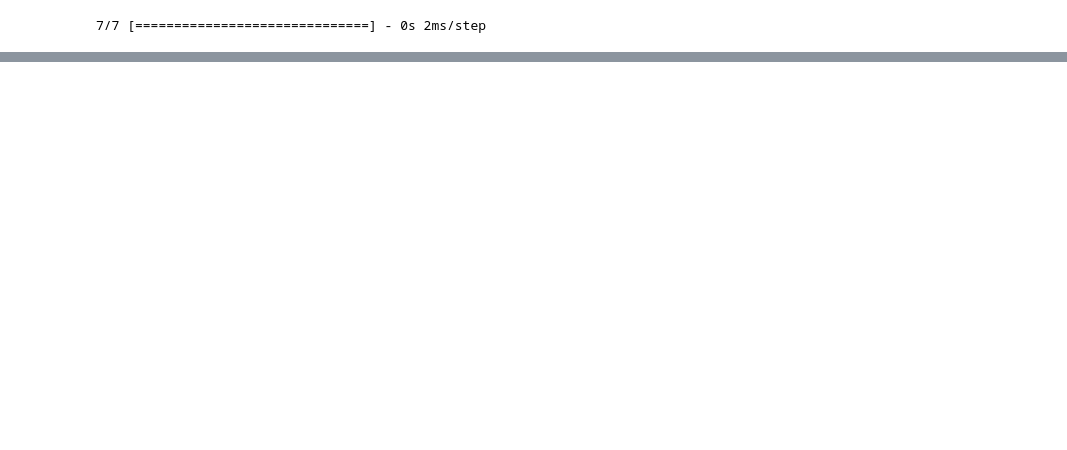
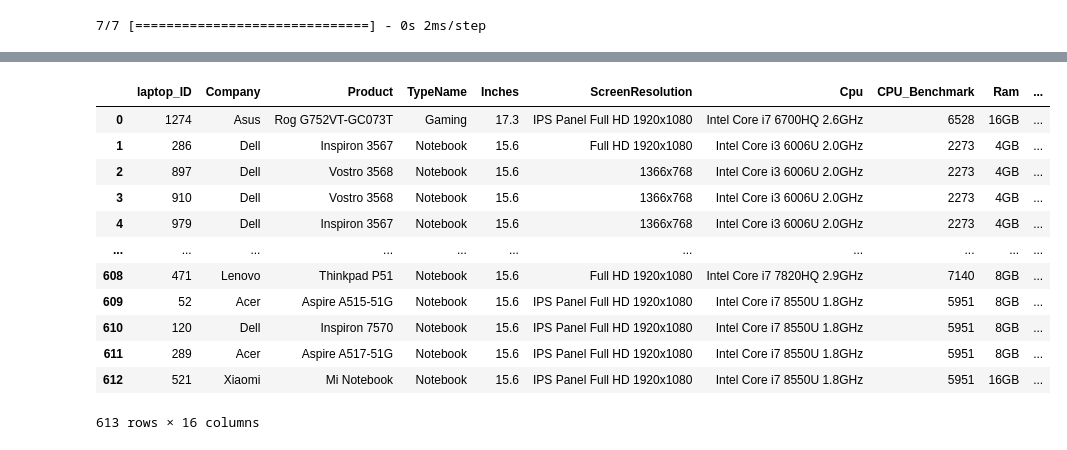
Before and after one commit to zw2788/MECE4520_project, a Jupyter notebook: MECE_4520_LaptopPrediction.ipynb, the cells around one changed output, grey strips where cells are left out. Saved outputs shown, nothing was run; the diff lists cells and outputs as text; code cells hidden in the pictures; blank space fills up the shorter version.

```diff
--- a/MECE_4520_LaptopPrediction.ipynb
+++ b/MECE_4520_LaptopPrediction.ipynb
@@ -139,0 +306,16 @@ r2
+# %%
+GPU_Intel
+# %% [output]
+|  | laptop_ID | Company | Product | TypeName | Inches | ScreenResolution | Cpu | CPU_Benchmark | Ram | ... |
+| 0 | 1274 | Asus | Rog G752VT-GC073T | Gaming | 17.3 | IPS Panel Full HD 1920x1080 | Intel Core i7 6700HQ 2.6GHz | 6528 | 16GB | ... |
+| 1 | 286 | Dell | Inspiron 3567 | Notebook | 15.6 | Full HD 1920x1080 | Intel Core i3 6006U 2.0GHz | 2273 | 4GB | ... |
+| 2 | 897 | Dell | Vostro 3568 | Notebook | 15.6 | 1366x768 | Intel Core i3 6006U 2.0GHz | 2273 | 4GB | ... |
+| 3 | 910 | Dell | Vostro 3568 | Notebook | 15.6 | 1366x768 | Intel Core i3 6006U 2.0GHz | 2273 | 4GB | ... |
+| 4 | 979 | Dell | Inspiron 3567 | Notebook | 15.6 | 1366x768 | Intel Core i3 6006U 2.0GHz | 2273 | 4GB | ... |
+| ... | ... | ... | ... | ... | ... | ... | ... | ... | ... | ... |
+| 608 | 471 | Lenovo | Thinkpad P51 | Notebook | 15.6 | Full HD 1920x1080 | Intel Core i7 7820HQ 2.9GHz | 7140 | 8GB | ... |
+| 609 | 52 | Acer | Aspire A515-51G | Notebook | 15.6 | IPS Panel Full HD 1920x1080 | Intel Core i7 8550U 1.8GHz | 5951 | 8GB | ... |
+| 610 | 120 | Dell | Inspiron 7570 | Notebook | 15.6 | IPS Panel Full HD 1920x1080 | Intel Core i7 8550U 1.8GHz | 5951 | 8GB | ... |
+| 611 | 289 | Acer | Aspire A517-51G | Notebook | 15.6 | IPS Panel Full HD 1920x1080 | Intel Core i7 8550U 1.8GHz | 5951 | 8GB | ... |
+| 612 | 521 | Xiaomi | Mi Notebook | Notebook | 15.6 | IPS Panel Full HD 1920x1080 | Intel Core i7 8550U 1.8GHz | 5951 | 16GB | ... |
+613 rows × 16 columns
```
Also changed, not shown: parts of 11 cells of this notebook.
